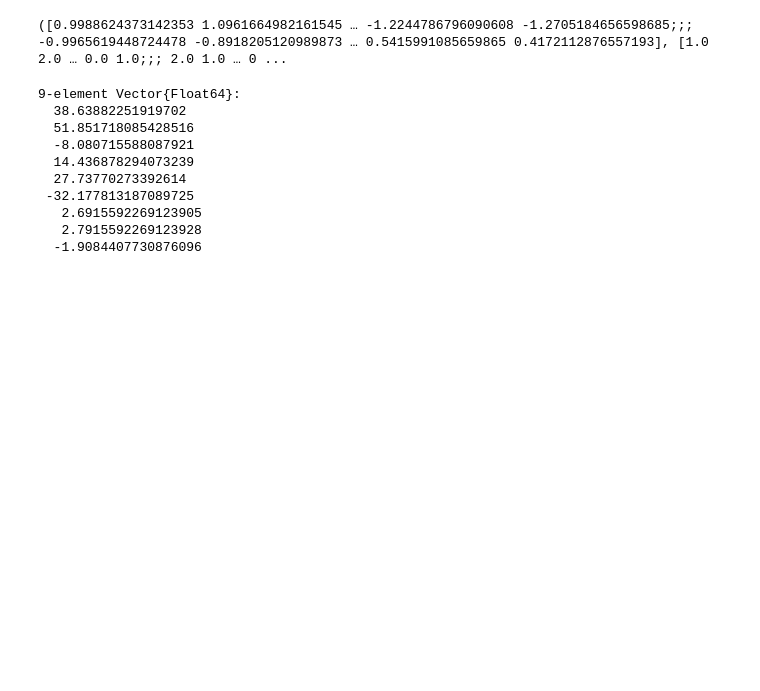
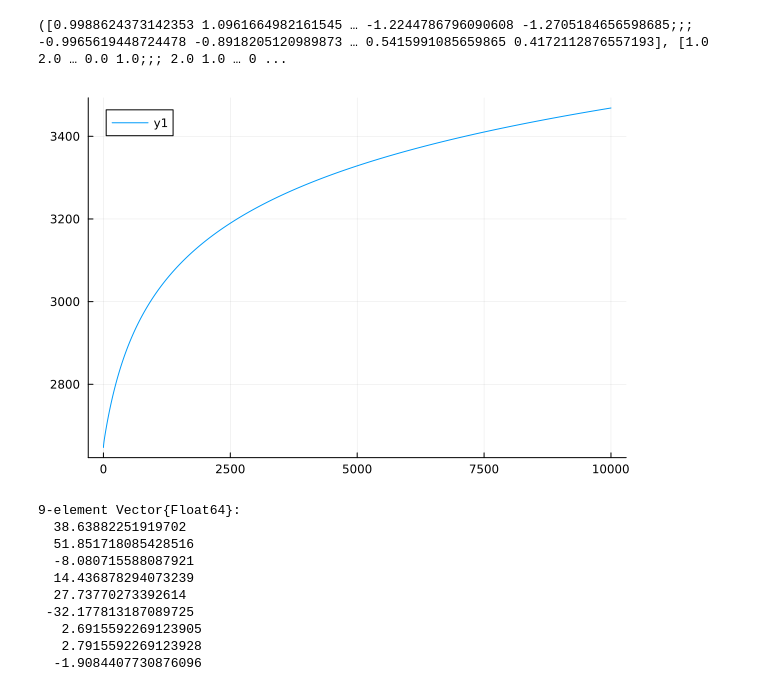
Before and after one commit to depasquale-lab/StateSpaceDynamics.jl, a Jupyter notebook: notebooks/plds.ipynb, the cells around one changed output. Saved outputs shown, nothing was run; the diff lists cells and outputs as text; code cells hidden in the pictures; blank space fills up the shorter version.

```diff
--- a/notebooks/plds.ipynb
+++ b/notebooks/plds.ipynb
@@ -42,6 +42,11 @@ plds = PoissonLDS(;A=A, Q=Q, C=C, log_d=log_d, x0=x0, P0=p0, obs_dim=3, latent_d
 x, y = SSM.sample(plds, 100, 1)
 # %% [output]
 ([0.9988624373142353 1.0961664982161545 … -1.2244786796090608 -1.2705184656598685;;; -0.9965619448724478 -0.8918205120989873 … 0.5415991085659865 0.4172112876557193], [1.0 2.0 … 0.0 1.0;;; 2.0 1.0 … 0 ...
+# %%
+elbo = fit!(plds, y, max_iter=10000)
+plot(elbo)
+# %% [output]
+[figure, added]
 # %%
 C, log_d = plds.obs_model.C, plds.obs_model.log_d
 E_z, E_zz, E_zz_prev, x_smooth, P_smooth = SSM.estep(plds, y)
```
Also changed, not shown: 3 other files.
